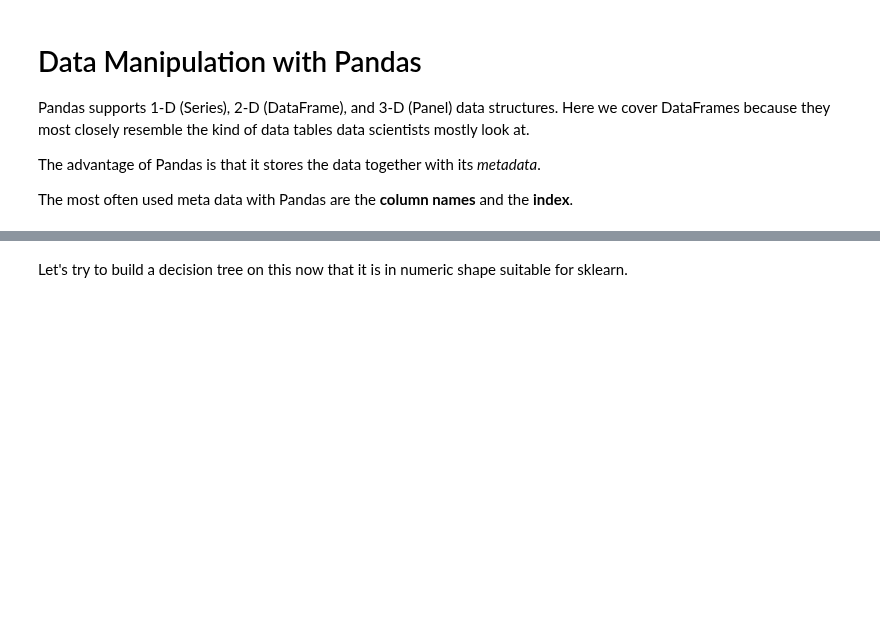
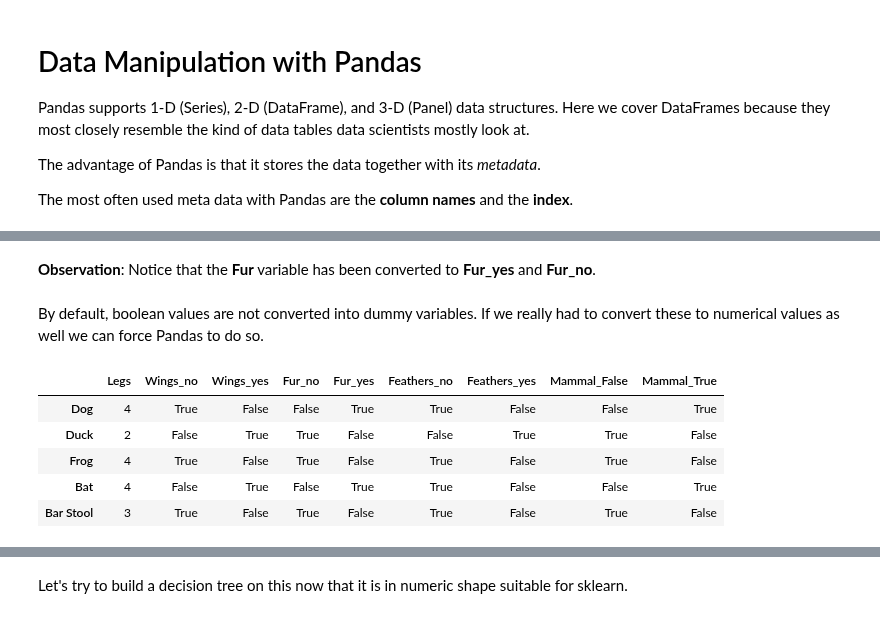
Before and after one commit to IndraniMandal/CSC310-S20, a Jupyter notebook: 08_data_manipulation_pandas.ipynb, the cells around one changed output, grey strips where cells are left out. Saved outputs shown, nothing was run; the diff lists cells and outputs as text; code cells hidden in the pictures; blank space fills up the shorter version.

```diff
--- a/08_data_manipulation_pandas.ipynb
+++ b/08_data_manipulation_pandas.ipynb
@@ -226,0 +29,3 @@ df_tennis_numeric
+# %%
+mammal_df = pd.read_csv(home+"mammals.csv")
+mammal_df
@@ -226,0 +63,3 @@ df_tennis_numeric
+# %%
+mammal_df.index = ['Dog', 'Duck', 'Frog', 'Bat', 'Bar Stool']
+mammal_df
@@ -226,0 +253,3 @@ df_tennis_numeric
+# %%
+df_dummies1 = pd.get_dummies(mammal_df)
+df_dummies1
@@ -226,0 +263,15 @@ df_tennis_numeric
+# %% [markdown]
+**Observation**:  Notice that the **Fur** variable has been converted to **Fur_yes** and **Fur_no**.
+# %% [markdown]
+By default, boolean values are not converted into dummy variables.
+If we really had to convert these to numerical values as well we can force Pandas to do so.
+# %%
+df_dummies2 = pd.get_dummies(df_dummies1,columns=['Mammal'])
+df_dummies2
+# %% [output]
+|  | Legs | Wings_no | Wings_yes | Fur_no | Fur_yes | Feathers_no | Feathers_yes | Mammal_False | Mammal_True |
+| Dog | 4 | True | False | False | True | True | False | False | True |
+| Duck | 2 | False | True | True | False | False | True | True | False |
+| Frog | 4 | True | False | True | False | True | False | True | False |
+| Bat | 4 | False | True | False | True | True | False | False | True |
+| Bar Stool | 3 | True | False | True | False | True | False | True | False |
```
Also changed, not shown: parts of 109 cells of this notebook.
